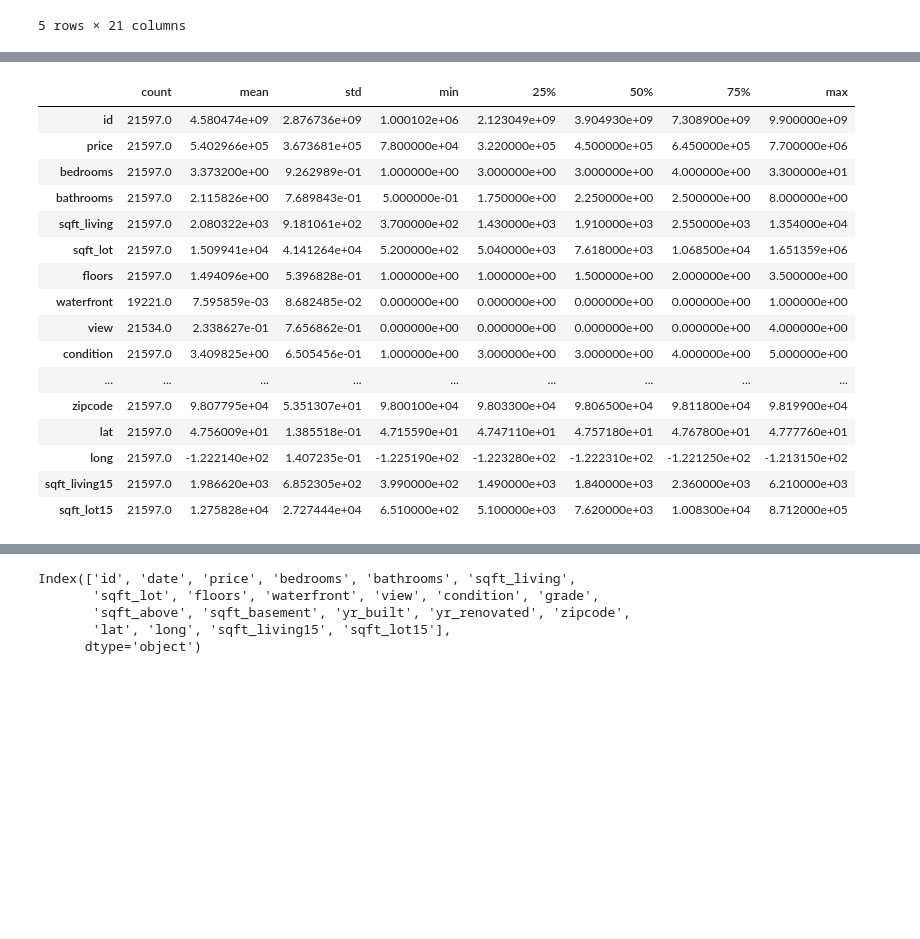
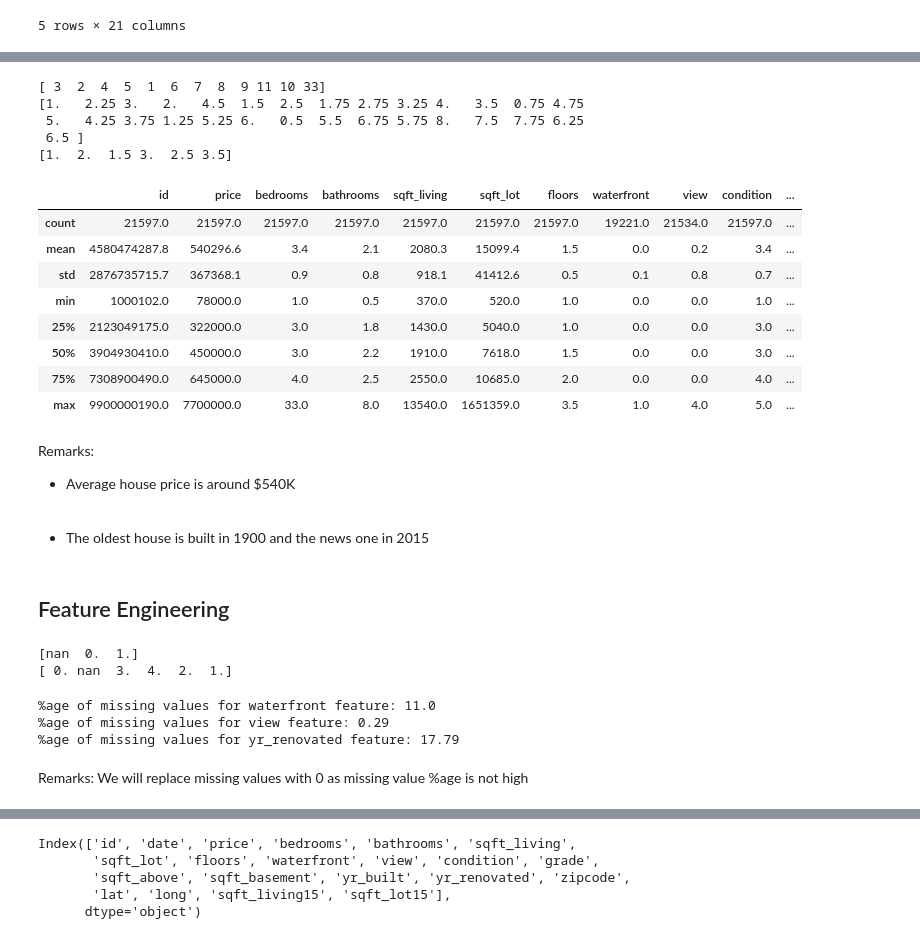
Before and after one commit to SabeehRaza-DS/King-County_EDA, a Jupyter notebook: EDA_housing.ipynb, the cells around one changed output, grey strips where cells are left out. Cells and saved outputs as stored; diff of their text form; code cells hidden in the pictures; blank space fills up the shorter version.

Commit message:
King County

```diff
--- a/EDA_housing.ipynb
+++ b/EDA_housing.ipynb
@@ -127,0 +138,4 @@ memory usage: 3.5+ MB
+# %%
+# converting date column to datetime formate
+
+df['date'] = df['date'].apply(pd.to_datetime)
@@ -128,27 +222,56 @@ memory usage: 3.5+ MB
+# %%
+print(df.bedrooms.unique())
+print(df.bathrooms.unique())
+print(df.floors.unique())
+# %% [output]
+[ 3  2  4  5  1  6  7  8  9 11 10 33]
+[1.   2.25 3.   2.   4.5  1.5  2.5  1.75 2.75 3.25 4.   3.5  0.75 4.75
+ 5.   4.25 3.75 1.25 5.25 6.   0.5  5.5  6.75 5.75 8.   7.5  7.75 6.25
+ 6.5 ]
+[1.  2.  1.5 3.  2.5 3.5]
 # %%
 # statistical summary
 # Method-1
 
-df.describe().transpose()
+#df.describe()
+df.describe().apply(lambda s: s.apply('{0:.1f}'.format))
 
 # Method-2
 
 #df.agg(['count', 'mean', 'median', 'std', 'max', 'min']).transpose()
 # %% [output]
-|  | count | mean | std | min | 25% | 50% | 75% | max |
-| id | 21597.0 | 4.580474e+09 | 2.876736e+09 | 1.000102e+06 | 2.123049e+09 | 3.904930e+09 | 7.308900e+09 | 9.900000e+09 |
-| price | 21597.0 | 5.402966e+05 | 3.673681e+05 | 7.800000e+04 | 3.220000e+05 | 4.500000e+05 | 6.450000e+05 | 7.700000e+06 |
-| bedrooms | 21597.0 | 3.373200e+00 | 9.262989e-01 | 1.000000e+00 | 3.000000e+00 | 3.000000e+00 | 4.000000e+00 | 3.300000e+01 |
-| bathrooms | 21597.0 | 2.115826e+00 | 7.689843e-01 | 5.000000e-01 | 1.750000e+00 | 2.250000e+00 | 2.500000e+00 | 8.000000e+00 |
-| sqft_living | 21597.0 | 2.080322e+03 | 9.181061e+02 | 3.700000e+02 | 1.430000e+03 | 1.910000e+03 | 2.550000e+03 | 1.354000e+04 |
-| sqft_lot | 21597.0 | 1.509941e+04 | 4.141264e+04 | 5.200000e+02 | 5.040000e+03 | 7.618000e+03 | 1.068500e+04 | 1.651359e+06 |
-| floors | 21597.0 | 1.494096e+00 | 5.396828e-01 | 1.000000e+00 | 1.000000e+00 | 1.500000e+00 | 2.000000e+00 | 3.500000e+00 |
-| waterfront | 19221.0 | 7.595859e-03 | 8.682485e-02 | 0.000000e+00 | 0.000000e+00 | 0.000000e+00 | 0.000000e+00 | 1.000000e+00 |
-| view | 21534.0 | 2.338627e-01 | 7.656862e-01 | 0.000000e+00 | 0.000000e+00 | 0.000000e+00 | 0.000000e+00 | 4.000000e+00 |
-| condition | 21597.0 | 3.409825e+00 | 6.505456e-01 | 1.000000e+00 | 3.000000e+00 | 3.000000e+00 | 4.000000e+00 | 5.000000e+00 |
-| ... | ... | ... | ... | ... | ... | ... | ... | ... |
-| zipcode | 21597.0 | 9.807795e+04 | 5.351307e+01 | 9.800100e+04 | 9.803300e+04 | 9.806500e+04 | 9.811800e+04 | 9.819900e+04 |
-| lat | 21597.0 | 4.756009e+01 | 1.385518e-01 | 4.715590e+01 | 4.747110e+01 | 4.757180e+01 | 4.767800e+01 | 4.777760e+01 |
-| long | 21597.0 | -1.222140e+02 | 1.407235e-01 | -1.225190e+02 | -1.223280e+02 | -1.222310e+02 | -1.221250e+02 | -1.213150e+02 |
-| sqft_living15 | 21597.0 | 1.986620e+03 | 6.852305e+02 | 3.990000e+02 | 1.490000e+03 | 1.840000e+03 | 2.360000e+03 | 6.210000e+03 |
-| sqft_lot15 | 21597.0 | 1.275828e+04 | 2.727444e+04 | 6.510000e+02 | 5.100000e+03 | 7.620000e+03 | 1.008300e+04 | 8.712000e+05 |
+|  | id | price | bedrooms | bathrooms | sqft_living | sqft_lot | floors | waterfront | view | condition | ... |
+| count | 21597.0 | 21597.0 | 21597.0 | 21597.0 | 21597.0 | 21597.0 | 21597.0 | 19221.0 | 21534.0 | 21597.0 | ... |
+| mean | 4580474287.8 | 540296.6 | 3.4 | 2.1 | 2080.3 | 15099.4 | 1.5 | 0.0 | 0.2 | 3.4 | ... |
+| std | 2876735715.7 | 367368.1 | 0.9 | 0.8 | 918.1 | 41412.6 | 0.5 | 0.1 | 0.8 | 0.7 | ... |
+| min | 1000102.0 | 78000.0 | 1.0 | 0.5 | 370.0 | 520.0 | 1.0 | 0.0 | 0.0 | 1.0 | ... |
+| 25% | 2123049175.0 | 322000.0 | 3.0 | 1.8 | 1430.0 | 5040.0 | 1.0 | 0.0 | 0.0 | 3.0 | ... |
+| 50% | 3904930410.0 | 450000.0 | 3.0 | 2.2 | 1910.0 | 7618.0 | 1.5 | 0.0 | 0.0 | 3.0 | ... |
+| 75% | 7308900490.0 | 645000.0 | 4.0 | 2.5 | 2550.0 | 10685.0 | 2.0 | 0.0 | 0.0 | 4.0 | ... |
+| max | 9900000190.0 | 7700000.0 | 33.0 | 8.0 | 13540.0 | 1651359.0 | 3.5 | 1.0 | 4.0 | 5.0 | ... |
+# %% [markdown]
+Remarks:
+- Average house price is around $540K
+<br>
+
+- The oldest house is built in 1900 and the news one in 2015
+# %% [markdown]
+## Feature Engineering
+# %%
+print(df.waterfront.unique())
+print(df.view.unique())
+# %% [output]
+[nan  0.  1.]
+[ 0. nan  3.  4.  2.  1.]
+# %%
+# %age of missing values in the dataset
+
+print('%age of missing values for waterfront feature:', round(df.waterfront.isnull().sum() * 100 / len(df), 2))
+print('%age of missing values for view feature:', round(df.view.isnull().sum() * 100 / len(df), 2))
+print('%age of missing values for yr_renovated feature:', round(df.yr_renovated.isnull().sum() * 100 / len(df), 2))
+# %% [output]
+%age of missing values for waterfront feature: 11.0
+%age of missing values for view feature: 0.29
+%age of missing values for yr_renovated feature: 17.79
+# %% [markdown]
+Remarks: We will replace missing values with 0 as missing value %age is not high
```
Also changed, not shown: parts of 57 cells of this notebook, 3 other files.
